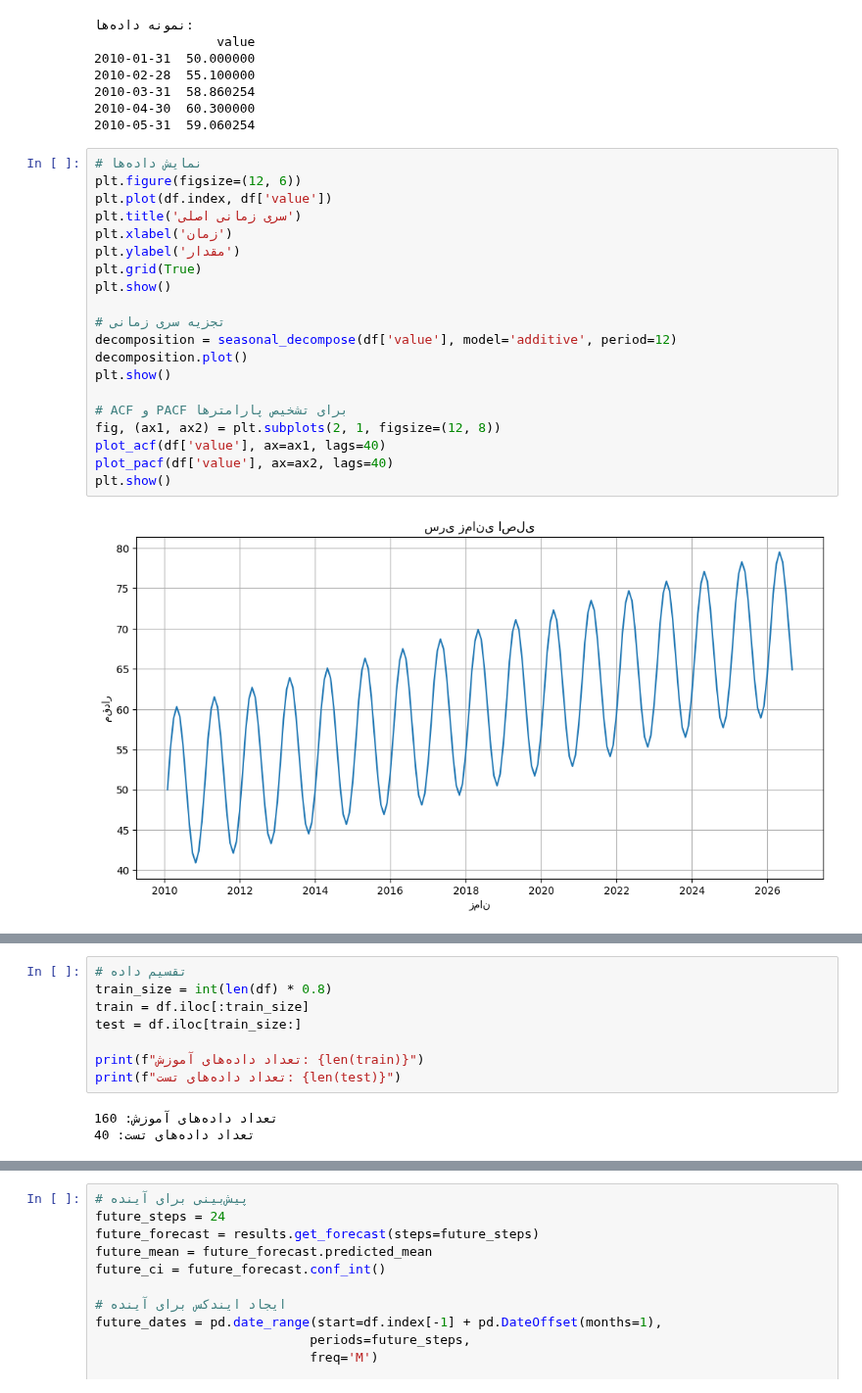
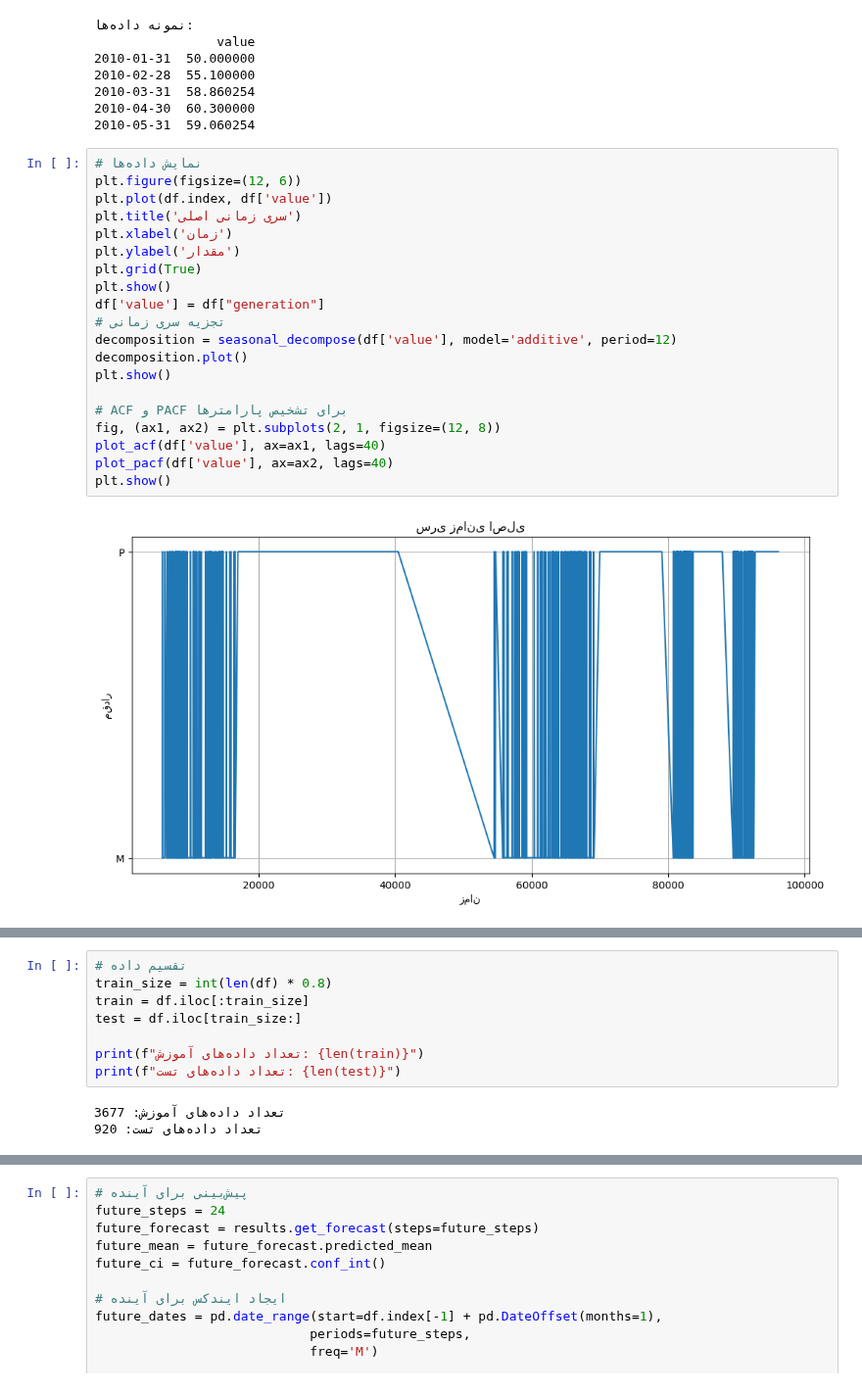
Before and after one commit to SHSMJ200/Bargh_ML, a Jupyter notebook: src/models/jupyterfiles/souri_az/fiter3_az copy 3.ipynb, the cells around one changed output, grey strips where cells are left out. Shown at 98% size. Saved outputs shown, nothing was run; the diff lists cells and outputs as text.

```diff
--- a/src/models/jupyterfiles/souri_az/fiter3_az copy 3.ipynb
+++ b/src/models/jupyterfiles/souri_az/fiter3_az copy 3.ipynb
@@ -68,22 +68,22 @@ print(df.head())
 # %%
 # نمایش داده‌ها
 plt.figure(figsize=(12, 6))
 plt.plot(df.index, df['value'])
 plt.title('سری زمانی اصلی')
 plt.xlabel('زمان')
 plt.ylabel('مقدار')
 plt.grid(True)
 plt.show()
-
+df['value'] = df["generation"]
 # تجزیه سری زمانی
 decomposition = seasonal_decompose(df['value'], model='additive', period=12)
 decomposition.plot()
 plt.show()
 
 # ACF و PACF برای تشخیص پارامترها
 fig, (ax1, ax2) = plt.subplots(2, 1, figsize=(12, 8))
 plot_acf(df['value'], ax=ax1, lags=40)
 plot_pacf(df['value'], ax=ax2, lags=40)
 plt.show()
 # %% [output]
-[figure, old version]
+[figure, new version]
@@ -98,8 +98,8 @@ test = df.iloc[train_size:]
 print(f"تعداد داده‌های آموزش: {len(train)}")
 print(f"تعداد داده‌های تست: {len(test)}")
 # %% [output]
-تعداد داده‌های آموزش: 160
-تعداد داده‌های تست: 40
+تعداد داده‌های آموزش: 3677
+تعداد داده‌های تست: 920
 # %%
 # تعریف پارامترهای SARIMA
 # SARIMA(p, d, q)(P, D, Q, s)
```
Also changed, not shown: parts of 5 cells of this notebook.
